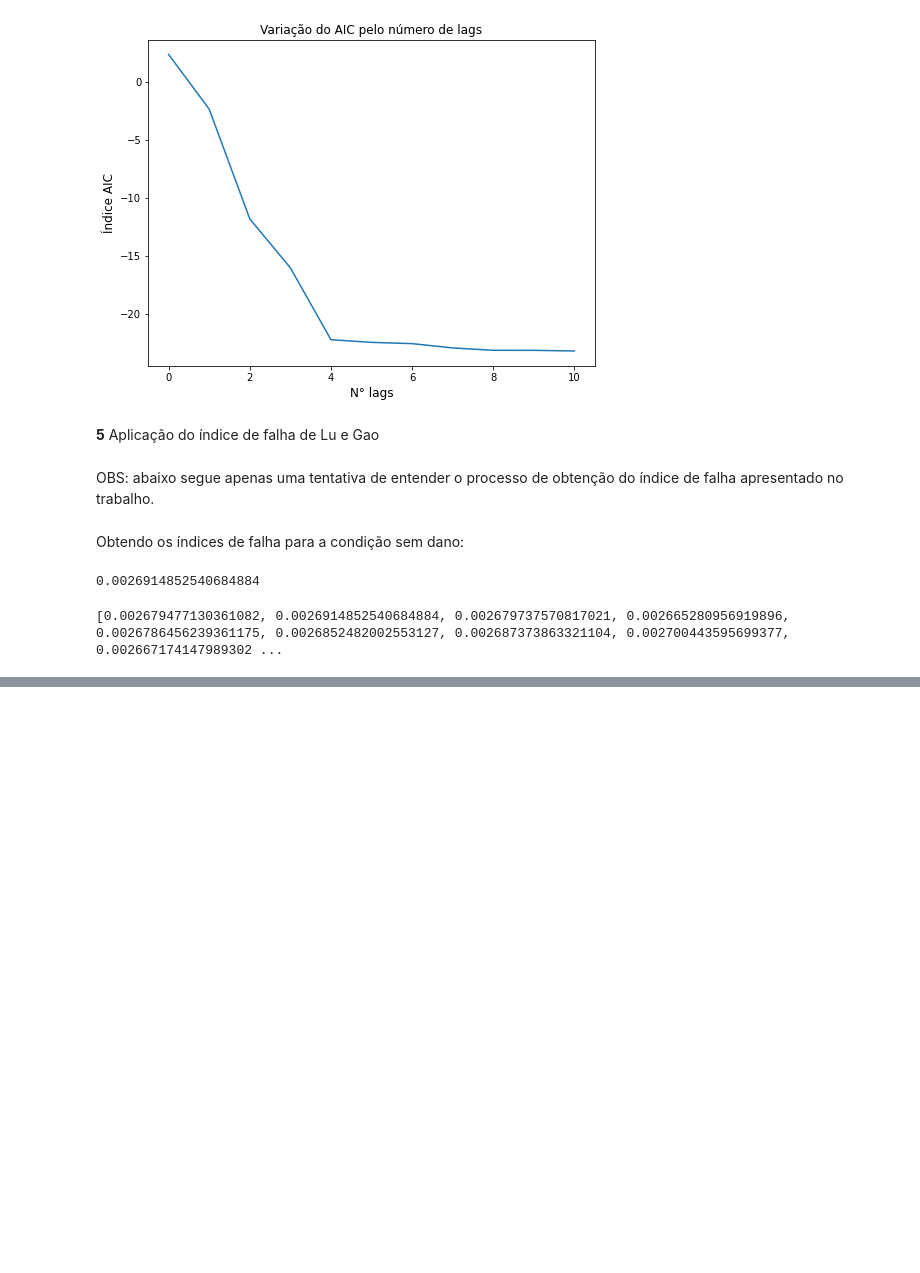
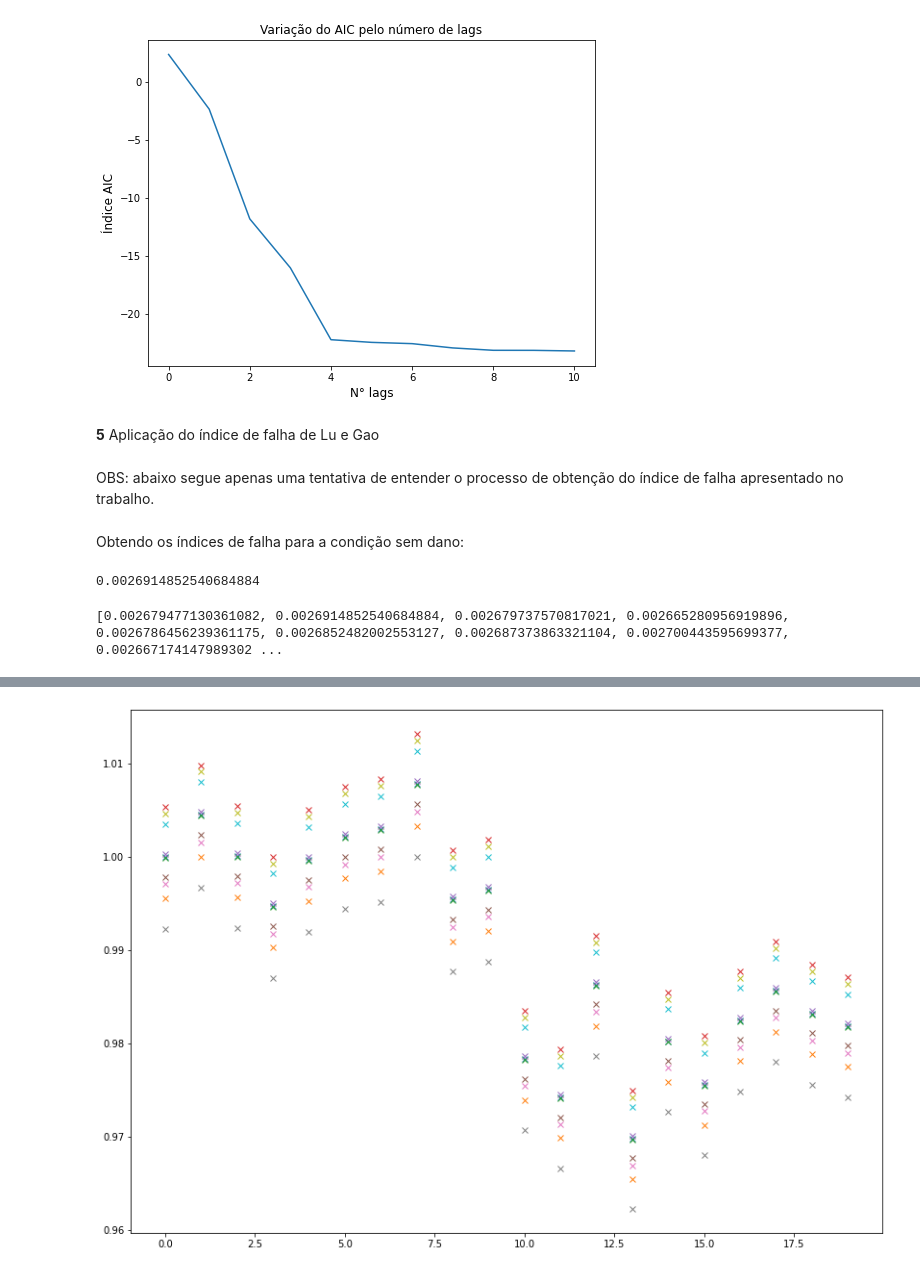
Before and after one commit to OtavioCarvalho1/Time_Series, a Jupyter notebook: time_series_SHM.ipynb, the cells around one changed output, grey strips where cells are left out. Saved outputs shown, nothing was run; the diff lists cells and outputs as text; code cells hidden in the pictures; blank space fills up the shorter version.

Commit message:
Primeiro plot do gráfico de Gamas

```diff
--- a/time_series_SHM.ipynb
+++ b/time_series_SHM.ipynb
@@ -280,7 +276,15 @@ print(result)
 # %%
 gama = {}
-for i in range(0,10):
-  for j in range(len(resid_semdano)):
-    gama[i].append(resid_semdano[i]/resid_semdano[j])
-print(gama)
+
+for i in range(len(resid_semdano)):
+
+    temp = []
+
+    gama[i] = temp
+
+    for j in range(0,10):
+
+        temp.append(resid_semdano[i]/resid_semdano[j])
+
+gama
 # %% [output]
@@ -287,0 +308,8 @@ KeyError: ignored
+# %%
+values = list(gama.values())
+
+plt.figure(figsize=(14,10))
+plt.plot(values, 'x')
+plt.show()
+# %% [output]
+[figure, added]
```
Also changed, not shown: parts of 5 cells of this notebook.
